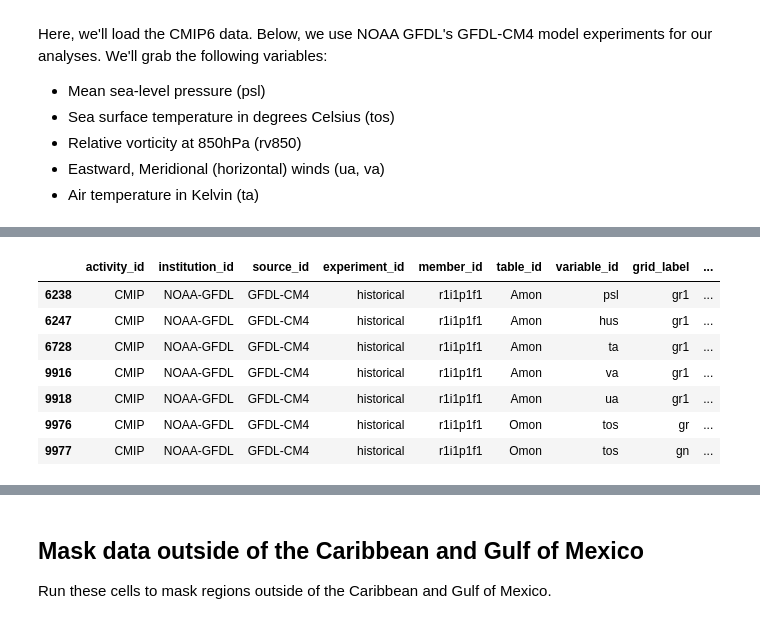
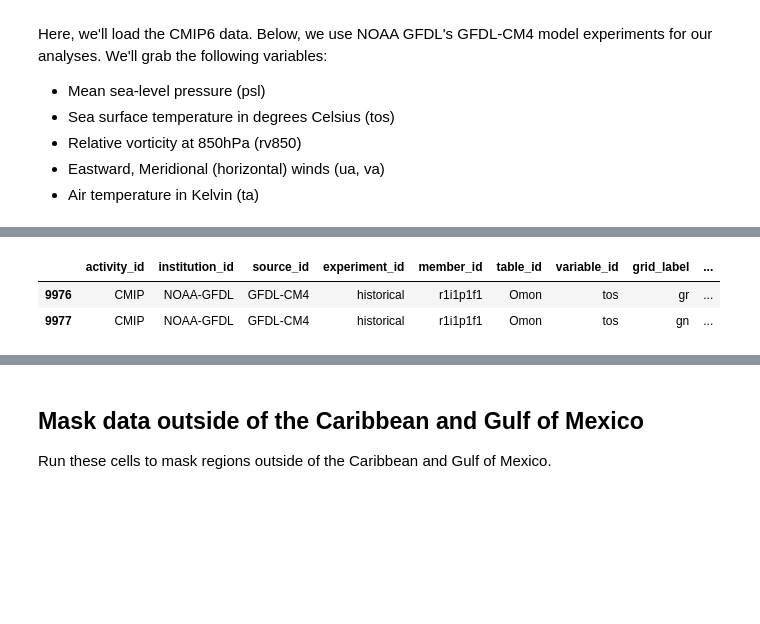
Before and after one commit to ProjectPythia/CFC-extreme-weather-cookbook, a Jupyter notebook: cfc-atm.ipynb, the cells around one changed output, grey strips where cells are left out. Saved outputs shown, nothing was run; the diff lists cells and outputs as text; code cells hidden in the pictures; blank space fills up the shorter version.

```diff
--- a/cfc-atm.ipynb
+++ b/cfc-atm.ipynb
@@ -139,28 +103,17 @@ df.head()
 # %%
 # Select the group of experiments (activity_id), experiment type (experiment_id), and model (institution_id, source_id)
 df_gfdl = df.query("activity_id=='CMIP' & institution_id == 'NOAA-GFDL' & source_id =='GFDL-CM4' "+
                "& experiment_id=='historical'")
 
 # Select table_id (frequency)
 df_gfdl = df_gfdl[(df_gfdl.table_id == "Omon") |
                   (df_gfdl.table_id == "Amon")]
 
 # Now, select variables
-df_gfdl = df_gfdl[(df_gfdl.variable_id == "psl") |
-                  (df_gfdl.variable_id == "tos") |
-                  (df_gfdl.variable_id == "ua") |
-                  (df_gfdl.variable_id == "va") |
-                  (df_gfdl.variable_id == "ta") |
-                  (df_gfdl.variable_id == "hus")]
-
+df_gfdl = df_gfdl[(df_gfdl.variable_id == "tos")]
 df_gfdl
 # %% [output]
 |  | activity_id | institution_id | source_id | experiment_id | member_id | table_id | variable_id | grid_label | ... |
-| 6238 | CMIP | NOAA-GFDL | GFDL-CM4 | historical | r1i1p1f1 | Amon | psl | gr1 | ... |
-| 6247 | CMIP | NOAA-GFDL | GFDL-CM4 | historical | r1i1p1f1 | Amon | hus | gr1 | ... |
-| 6728 | CMIP | NOAA-GFDL | GFDL-CM4 | historical | r1i1p1f1 | Amon | ta | gr1 | ... |
-| 9916 | CMIP | NOAA-GFDL | GFDL-CM4 | historical | r1i1p1f1 | Amon | va | gr1 | ... |
-| 9918 | CMIP | NOAA-GFDL | GFDL-CM4 | historical | r1i1p1f1 | Amon | ua | gr1 | ... |
 | 9976 | CMIP | NOAA-GFDL | GFDL-CM4 | historical | r1i1p1f1 | Omon | tos | gr | ... |
 | 9977 | CMIP | NOAA-GFDL | GFDL-CM4 | historical | r1i1p1f1 | Omon | tos | gn | ... |
 # %%
```
Also changed, not shown: parts of 13 cells of this notebook.
